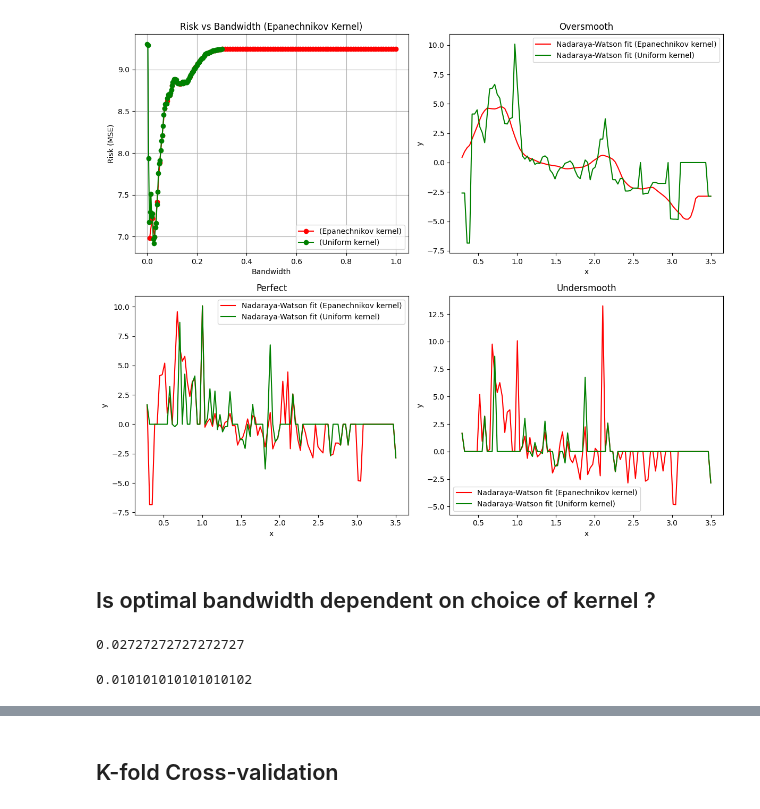
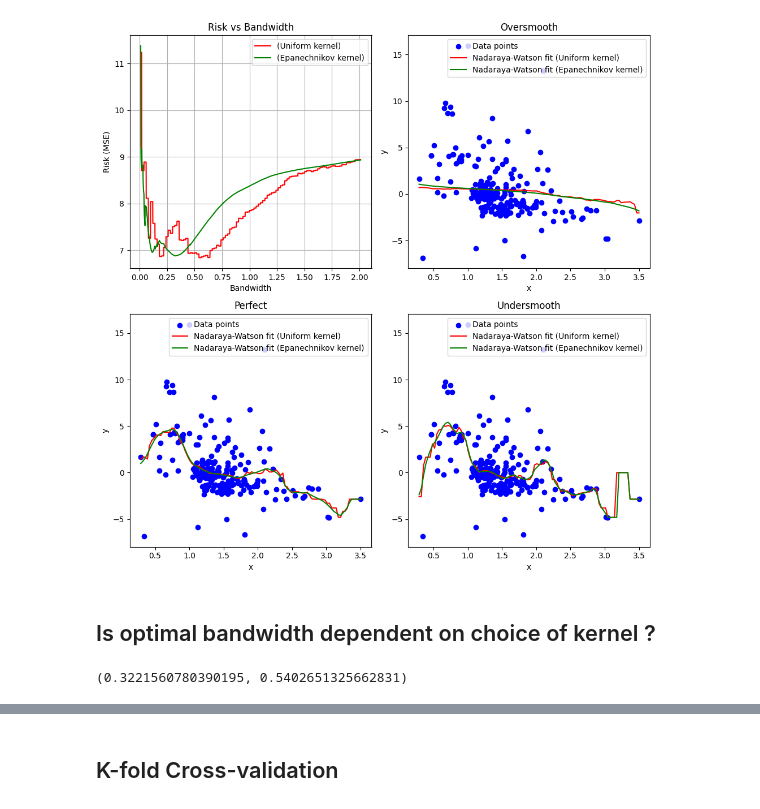
Before and after one commit to MalayKedia/CS215_assignments, a Jupyter notebook: Assignment3/q4/4.ipynb, the cells around one changed output, grey strips where cells are left out. Drawn from its saved outputs; the diff is of its cells as text; code cells hidden in the pictures.

```diff
--- a/Assignment3/q4/4.ipynb
+++ b/Assignment3/q4/4.ipynb
@@ -215,16 +176,16 @@ print(f"bandwidth corresponding to minimum estimated risk is {best_bandwidth_Ekd
 # %%
 # Create subplots
-fig, axs = plt.subplots(2, 2, figsize=(12, 10))
+fig, axs = plt.subplots(2, 2, figsize=(10, 10))
 
 # Plot risk vs bandwidth
-axs[0, 0].plot(bandwidths_Ekde, risks_Ekde)
+axs[0, 0].plot(bandwidths_EpanechnikovKDE, risks_Ekde)
 axs[0, 0].set_title('Risk vs Bandwidth (Epanechnikov Kernel)')
 axs[0, 0].set_xlabel('Bandwidth')
 axs[0, 0].set_ylabel('Risk (MSE)')
 axs[0, 0].grid(True)
 
 # Oversmooth
-kde = EpanechnikovKDE(bandwidth=best_bandwidth_Ekde * 100)
+kde = EpanechnikovKDE(bandwidth=best_bandwidth_Ekde * 5)
 kde.fit(x_data, y_data)
 x_fit = np.linspace(min(x_data), max(x_data), 100)
 y_fit = kde.predict(x_fit)
@@ -258,7 +219,7 @@ axs[1, 1].set_ylabel('y')
 axs[1, 1].legend()
 
 plt.tight_layout()
+plt.savefig("epanechnikov_kernel_regression.png")
+
 plt.show()
-
-plt.savefig("epanechnikov_kernel_regression.png")
 # %% [output]
@@ -277,84 +231,80 @@ Comparing plots of each function
 # %%
 # Create subplots
-fig, axs = plt.subplots(2, 2, figsize=(12, 10))
+fig, axs = plt.subplots(2, 2, figsize=(10, 10))
 
 # Plot risk vs bandwidth
-axs[0, 0].plot(bandwidths_Ukde, risks_Ukde, color='red', marker='o', label='(Epanechnikov kernel)')
-axs[0, 0].plot(bandwidths_Ekde, risks_Ekde, color='green', marker='o', label='(Uniform kernel)')
-axs[0, 0].set_title('Risk vs Bandwidth (Epanechnikov Kernel)')
+axs[0, 0].plot(bandwidths_UniformKDE, risks_Ukde, color='red', label='(Uniform kernel)')
+axs[0, 0].plot(bandwidths_EpanechnikovKDE, risks_Ekde, color='green', label='(Epanechnikov kernel)')
+axs[0, 0].set_title('Risk vs Bandwidth')
 axs[0, 0].set_xlabel('Bandwidth')
 axs[0, 0].set_ylabel('Risk (MSE)')
 axs[0, 0].grid(True)
 axs[0, 0].legend()
 
 # Oversmooth
-Ekde = EpanechnikovKDE(bandwidth=best_bandwidth_Ekde * 10)
+Ukde = UniformKDE(bandwidth=best_bandwidth_Ukde * 5)
+Ukde.fit(x_data, y_data)
+x_fitU = np.linspace(min(x_data), max(x_data), 100)
+y_fitU = Ukde.predict(x_fit)
+
+Ekde = EpanechnikovKDE(bandwidth=best_bandwidth_Ekde * 5)
 Ekde.fit(x_data, y_data)
 x_fitE = np.linspace(min(x_data), max(x_data), 100)
 y_fitE = Ekde.predict(x_fit)
 
-Ukde = UniformKDE(bandwidth=best_bandwidth_Ukde * 10)
-Ukde.fit(x_data, y_data)
-x_fitU = np.linspace(min(x_data), max(x_data), 100)
-y_fitU = Ukde.predict(x_fit)
-
-# axs[0, 1].scatter(x_data, y_data, color='blue', label='Data points')
-axs[0, 1].plot(x_fitE, y_fitE, color='red', label='Nadaraya-Watson fit (Epanechnikov kernel)')
-axs[0, 1].plot(x_fitU, y_fitU, color='green', label='Nadaraya-Watson fit (Uniform kernel)')
+axs[0, 1].scatter(x_data, y_data, color='blue', label='Data points')
+axs[0, 1].plot(x_fitU, y_fitU, color='red', label='Nadaraya-Watson fit (Uniform kernel)')
+axs[0, 1].plot(x_fitE, y_fitE, color='green', label='Nadaraya-Watson fit (Epanechnikov kernel)')
 axs[0, 1].set_title('Oversmooth')
 axs[0, 1].set_xlabel('x')
 axs[0, 1].set_ylabel('y')
 axs[0, 1].legend()
 
 # perfect
-Ekde = EpanechnikovKDE(bandwidth=best_bandwidth_Ekde )
-Ekde.fit(x_data, y_data)
-x_fitE = np.linspace(min(x_data), max(x_data), 100)
-y_fitE = Ekde.predict(x_fit)
-
 Ukde = UniformKDE(bandwidth=best_bandwidth_Ukde)
 Ukde.fit(x_data, y_data)
 x_fitU = np.linspace(min(x_data), max(x_data), 100)
 y_fitU = Ukde.predict(x_fit)
 
-# axs[1, 0].scatter(x_data, y_data, color='blue', label='Data points')
-axs[1, 0].plot(x_fitE, y_fitE, color='red', label='Nadaraya-Watson fit (Epanechnikov kernel)')
-axs[1, 0].plot(x_fitU, y_fitU, color='green', label='Nadaraya-Watson fit (Uniform kernel)')
+Ekde = EpanechnikovKDE(bandwidth=best_bandwidth_Ekde)
+Ekde.fit(x_data, y_data)
+x_fitE = np.linspace(min(x_data), max(x_data), 100)
+y_fitE = Ekde.predict(x_fit)
+
+axs[1, 0].scatter(x_data, y_data, color='blue', label='Data points')
+axs[1, 0].plot(x_fitU, y_fitU, color='red', label='Nadaraya-Watson fit (Uniform kernel)')
+axs[1, 0].plot(x_fitE, y_fitE, color='green', label='Nadaraya-Watson fit (Epanechnikov kernel)')
 axs[1, 0].set_title('Perfect')
 axs[1, 0].set_xlabel('x')
 axs[1, 0].set_ylabel('y')
 axs[1, 0].legend()
 
 # undersmooth
+Ukde = UniformKDE(bandwidth=best_bandwidth_Ukde / 2)
+Ukde.fit(x_data, y_data)
+x_fitU = np.linspace(min(x_data), max(x_data), 100)
+y_fitU = Ukde.predict(x_fit)
+
 Ekde = EpanechnikovKDE(bandwidth=best_bandwidth_Ekde / 2)
 Ekde.fit(x_data, y_data)
 x_fitE = np.linspace(min(x_data), max(x_data), 100)
 y_fitE = Ekde.predict(x_fit)
 
-Ukde = UniformKDE(bandwidth=best_bandwidth_Ukde / 2)
-Ukde.fit(x_data, y_data)
-x_fitU = np.linspace(min(x_data), max(x_data), 100)
-y_fitU = Ukde.predict(x_fit)
-
-# axs[1, 1].scatter(x_data, y_data, color='blue', label='Data points')
-axs[1, 1].plot(x_fitE, y_fitE, color='red', label='Nadaraya-Watson fit (Epanechnikov kernel)')
-axs[1, 1].plot(x_fitU, y_fitU, color='green', label='Nadaraya-Watson fit (Uniform kernel)')
+axs[1, 1].scatter(x_data, y_data, color='blue', label='Data points')
+axs[1, 1].plot(x_fitU, y_fitU, color='red', label='Nadaraya-Watson fit (Uniform kernel)')
+axs[1, 1].plot(x_fitE, y_fitE, color='green', label='Nadaraya-Watson fit (Epanechnikov kernel)')
 axs[1, 1].set_title('Undersmooth')
 axs[1, 1].set_xlabel('x')
 axs[1, 1].set_ylabel('y')
 axs[1, 1].legend()
 
 plt.tight_layout()
 plt.show()
 # %% [output]
-[figure, old version]
+[figure, new version]
 # %% [markdown]
 ## Is optimal bandwidth dependent on choice of kernel ?
 # %%
-best_bandwidth_Ekde
+best_bandwidth_Ekde, best_bandwidth_Ukde
 # %% [output]
-0.02727272727272727
+(0.3221560780390195, 0.5402651325662831)
-# %%
-best_bandwidth_Ukde
-# %% [output]
-0.010101010101010102
```
Also changed, not shown: parts of 22 cells of this notebook, 2 other files.
